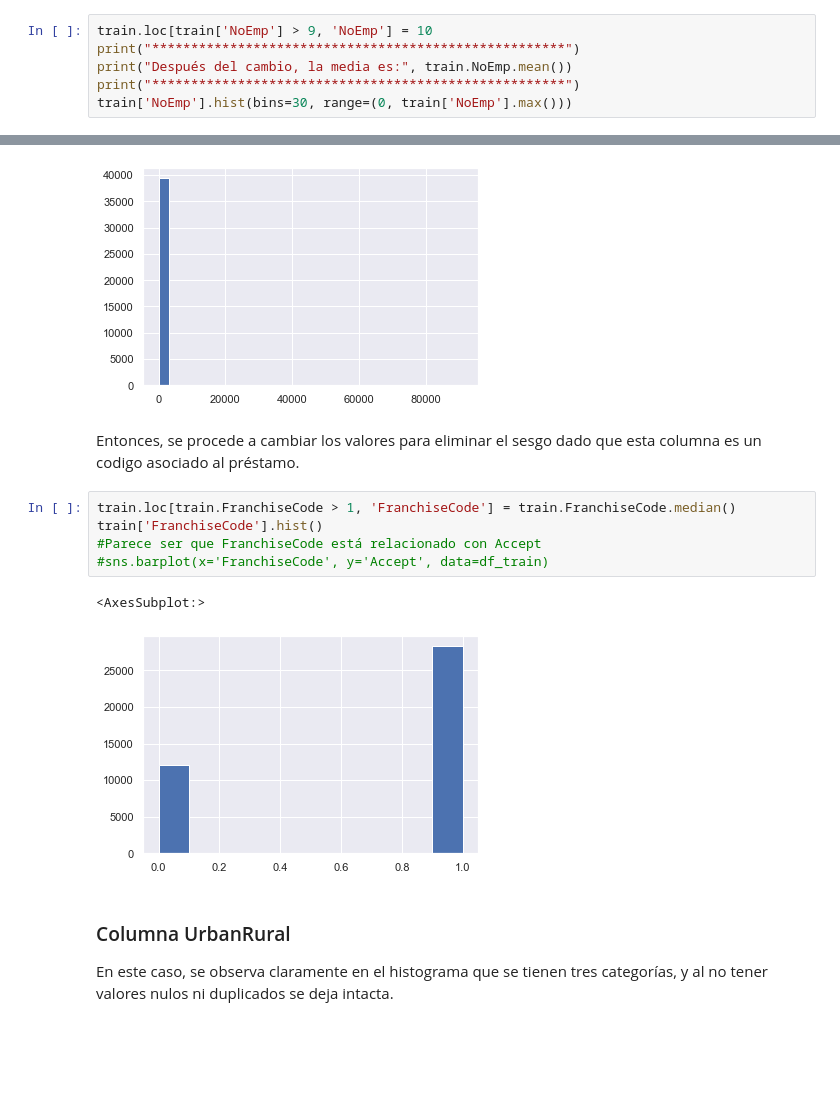
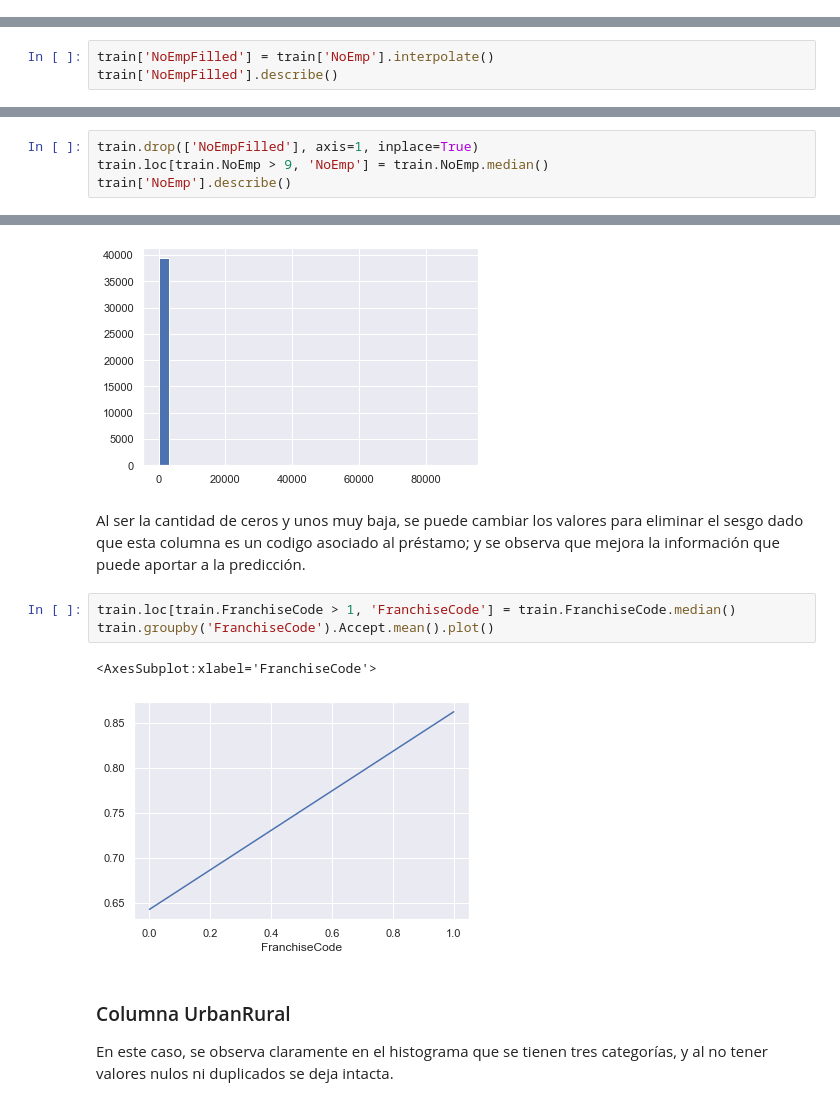
Before and after one commit to steanleo/KaggleChallenge, a Jupyter notebook: notebook/LoanApproval.ipynb, the cells around one changed output, grey strips where cells are left out. Cells and saved outputs as stored; diff of their text form; blank space fills up the shorter version.

Commit message:
Se eliminan los notebook de versiones anteriores. Se mejora todo el notebook en cuanto a detalles de limpieza, pre-procesamiento, entrenamiento, evaluación y optimización del algoritmo ML

```diff
--- a/notebook/LoanApproval.ipynb
+++ b/notebook/LoanApproval.ipynb
@@ -194,6 +197,0 @@ Name: NoEmp, dtype: float64
-# %%
-train.loc[train['NoEmp'] > 9, 'NoEmp'] = 10
-print("*****************************************************")
-print("Después del cambio, la media es:", train.NoEmp.mean())
-print("*****************************************************")
-train['NoEmp'].hist(bins=30, range=(0, train['NoEmp'].max()))
@@ -210,0 +200,3 @@ Después del cambio, la media es: 4.905583756345178
+# %%
+train['NoEmpFilled'] = train['NoEmp'].interpolate()
+train['NoEmpFilled'].describe()
@@ -210,0 +215,4 @@ Después del cambio, la media es: 4.905583756345178
+# %%
+train.drop(['NoEmpFilled'], axis=1, inplace=True)
+train.loc[train.NoEmp > 9, 'NoEmp'] = train.NoEmp.median()
+train['NoEmp'].describe()
@@ -371,15 +357,13 @@ max      91110.000000
 Name: FranchiseCode, dtype: float64
 [figure]
 # %% [markdown]
-Entonces, se procede a cambiar los valores para eliminar el sesgo dado que esta columna es un codigo asociado al préstamo.
+Al ser la cantidad de ceros y unos muy baja, se puede cambiar los valores para eliminar el sesgo dado que esta columna es un codigo asociado al préstamo; y se observa que mejora la información que puede aportar a la predicción.
 # %%
 train.loc[train.FranchiseCode > 1, 'FranchiseCode'] = train.FranchiseCode.median()
-train['FranchiseCode'].hist()
-#Parece ser que FranchiseCode está relacionado con Accept
-#sns.barplot(x='FranchiseCode', y='Accept', data=df_train)
+train.groupby('FranchiseCode').Accept.mean().plot()
 # %% [output]
-<AxesSubplot:>
+<AxesSubplot:xlabel='FranchiseCode'>
-[figure, old version]
+[figure, new version]
 # %% [markdown]
 ### Columna UrbanRural
 
```
Also changed, not shown: parts of 133 cells of this notebook, 3 other files.
